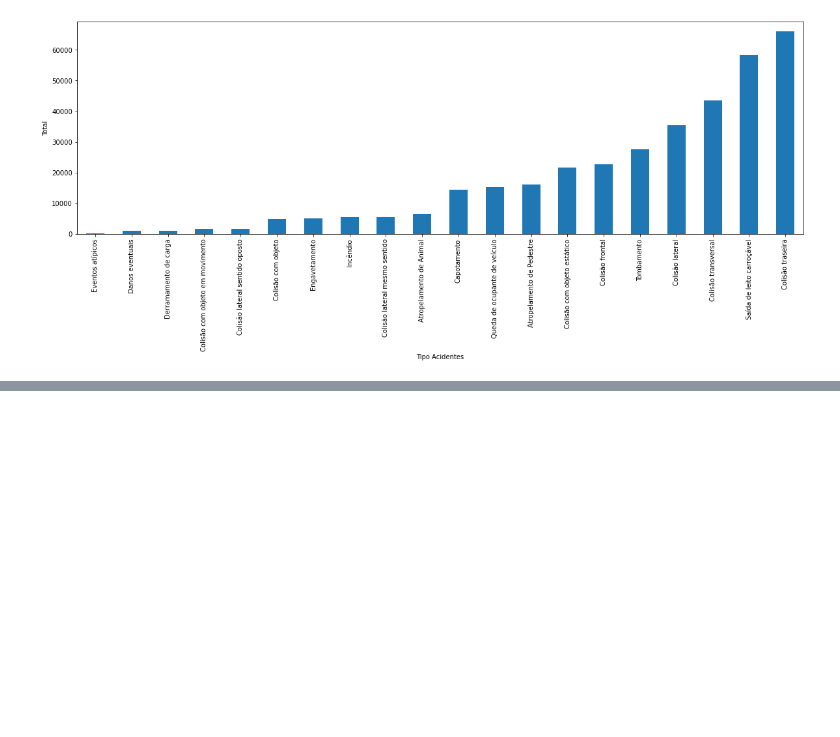
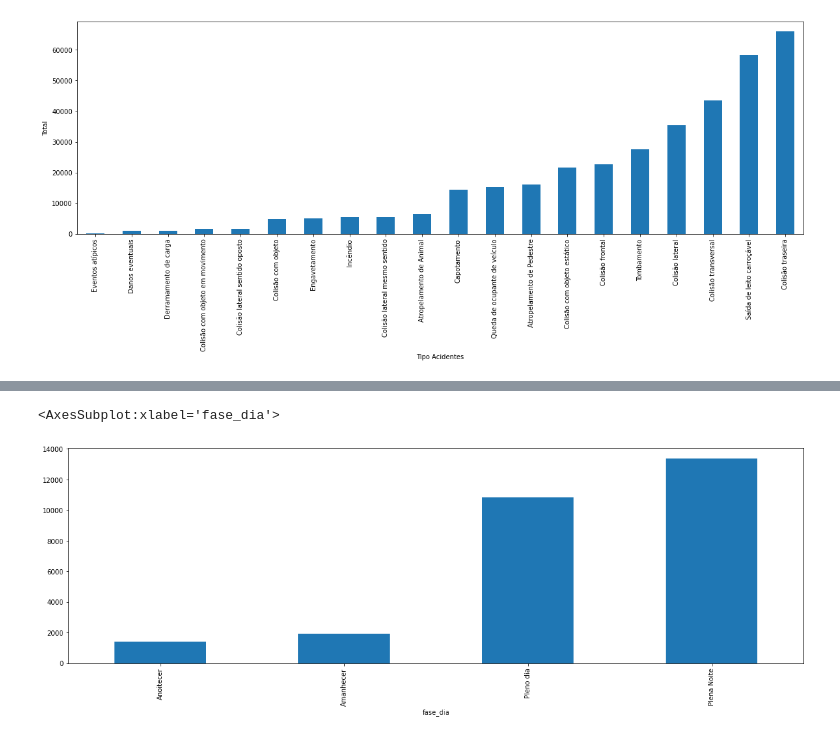
Before and after one commit to evelinemg/projetofinal, a Jupyter notebook: PandasTransformacao.ipynb, the cells around one changed output, grey strips where cells are left out. Cells and saved outputs as stored; diff of their text form; code cells hidden in the pictures; blank space fills up the shorter version.

```diff
--- a/PandasTransformacao.ipynb
+++ b/PandasTransformacao.ipynb
@@ -272,0 +333,5 @@ df1.groupby('tipo_acidente').id.count().sort_values().plot(kind='bar', figsize=(
+# %%
+df1.groupby('fase_dia').mortos.sum().sort_values().plot(kind='bar', figsize=(20,6))
+# %% [output]
+<AxesSubplot:xlabel='fase_dia'>
+[figure, added]
```
Also changed, not shown: parts of 6 cells of this notebook.
